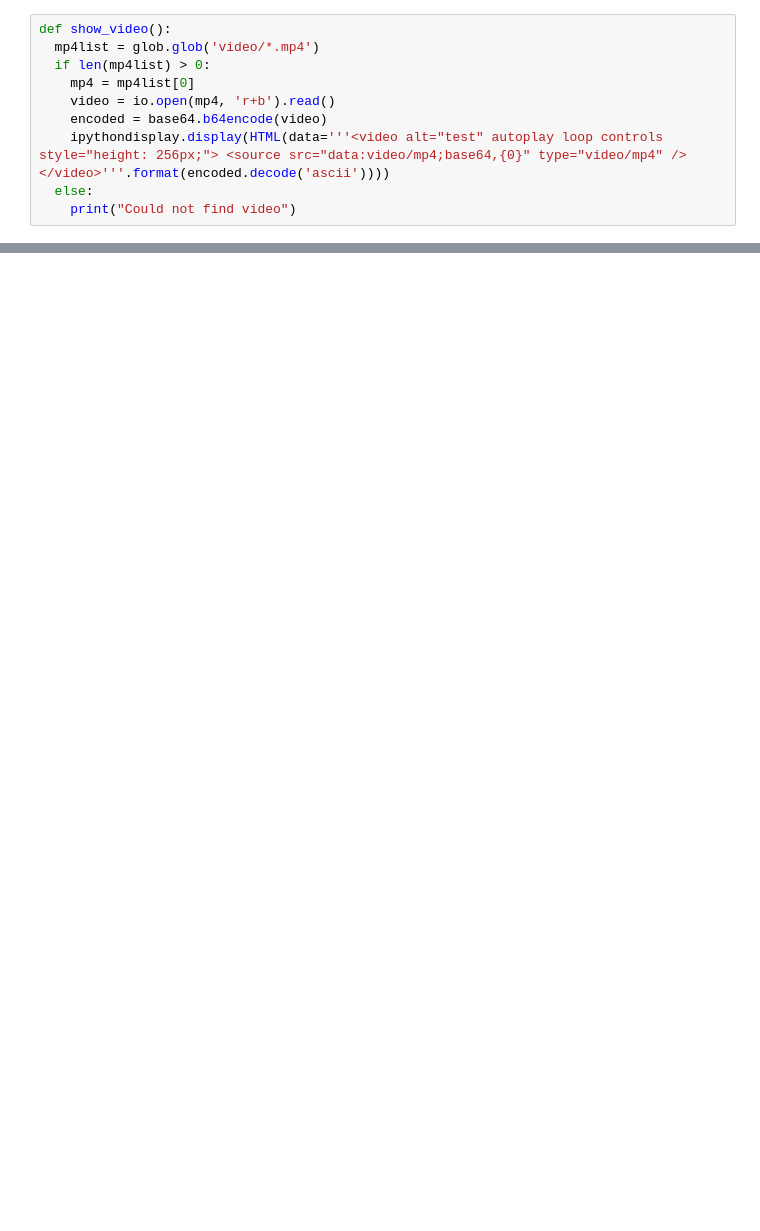
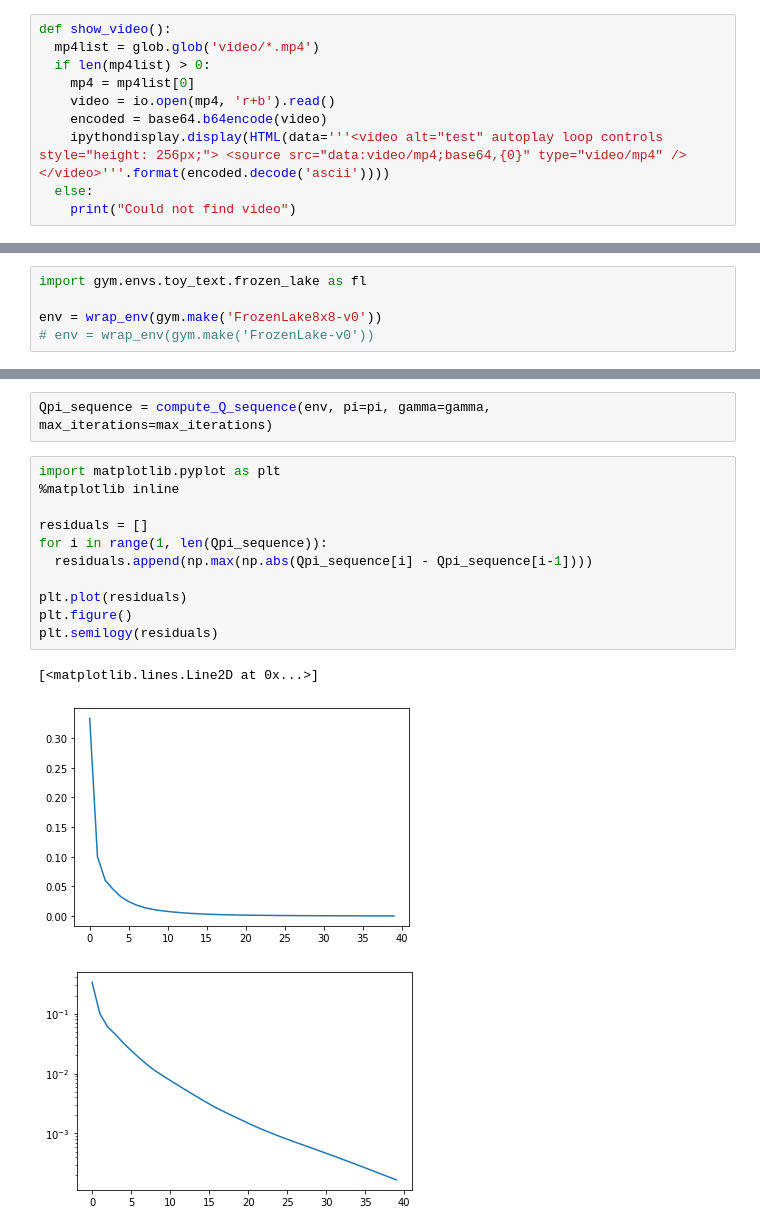
Before and after one commit to galleon/rugged-brains, a Jupyter notebook: part1.ipynb, the cells around one changed output, grey strips where cells are left out. Drawn from its saved outputs; the diff is of its cells as text; blank space fills up the shorter version.

```diff
--- a/part1.ipynb
+++ b/part1.ipynb
@@ -70,0 +43,5 @@ print('Observation space for Mountain car env: '+str(env.observation_space))
+# %%
+import gym.envs.toy_text.frozen_lake as fl
+
+env = wrap_env(gym.make('FrozenLake8x8-v0'))
+# env = wrap_env(gym.make('FrozenLake-v0'))
@@ -70,0 +107,17 @@ print('Observation space for Mountain car env: '+str(env.observation_space))
+# %%
+Qpi_sequence = compute_Q_sequence(env, pi=pi, gamma=gamma, max_iterations=max_iterations)
+# %%
+import matplotlib.pyplot as plt
+%matplotlib inline
+
+residuals = []
+for i in range(1, len(Qpi_sequence)):
+  residuals.append(np.max(np.abs(Qpi_sequence[i] - Qpi_sequence[i-1])))
+
+plt.plot(residuals)
+plt.figure()
+plt.semilogy(residuals)
+# %% [output]
+[<matplotlib.lines.Line2D at 0x...>]
+[figure, added]
+[figure, added]
```
Also changed, not shown: parts of 40 cells of this notebook.
